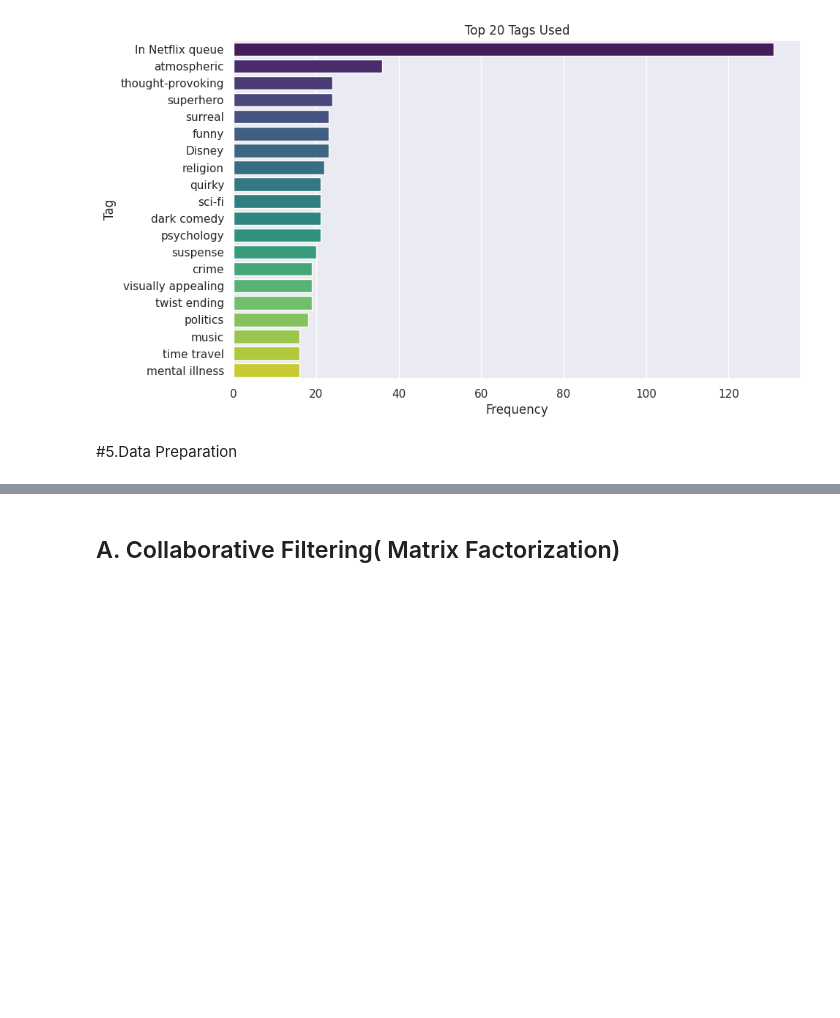
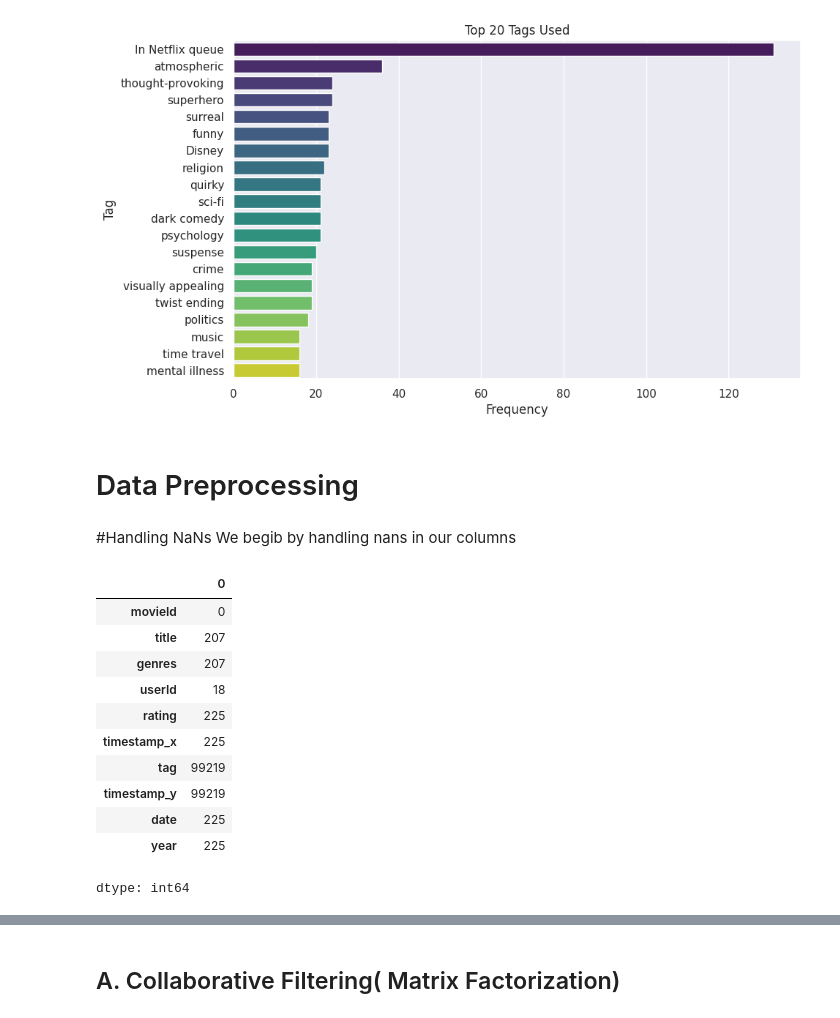
Before and after one commit to Ezekiel1991/Group-8-Phase-4-Project--Recommendation-Systems, a Jupyter notebook: Group_8_Phase_4_Project.ipynb, the cells around one changed output, grey strips where cells are left out. Drawn from its saved outputs; the diff is of its cells as text; code cells hidden in the pictures; blank space fills up the shorter version.

Commit message:
Add files via upload
preprocessing

```diff
--- a/Group_8_Phase_4_Project.ipynb
+++ b/Group_8_Phase_4_Project.ipynb
@@ -349,4 +368,22 @@ plt.show()
 # %% [output]
 [figure]
 # %% [markdown]
-#5.Data Preparation
+# Data Preprocessing
+# %% [markdown]
+#Handling NaNs
+We begib by handling nans in our columns
+# %%
+movie_data.isnull().sum()
+# %% [output]
+|  | 0 |
+| movieId | 0 |
+| title | 207 |
+| genres | 207 |
+| userId | 18 |
+| rating | 225 |
+| timestamp_x | 225 |
+| tag | 99219 |
+| timestamp_y | 99219 |
+| date | 225 |
+| year | 225 |
+dtype: int64
```
Also changed, not shown: parts of 17 cells of this notebook.
